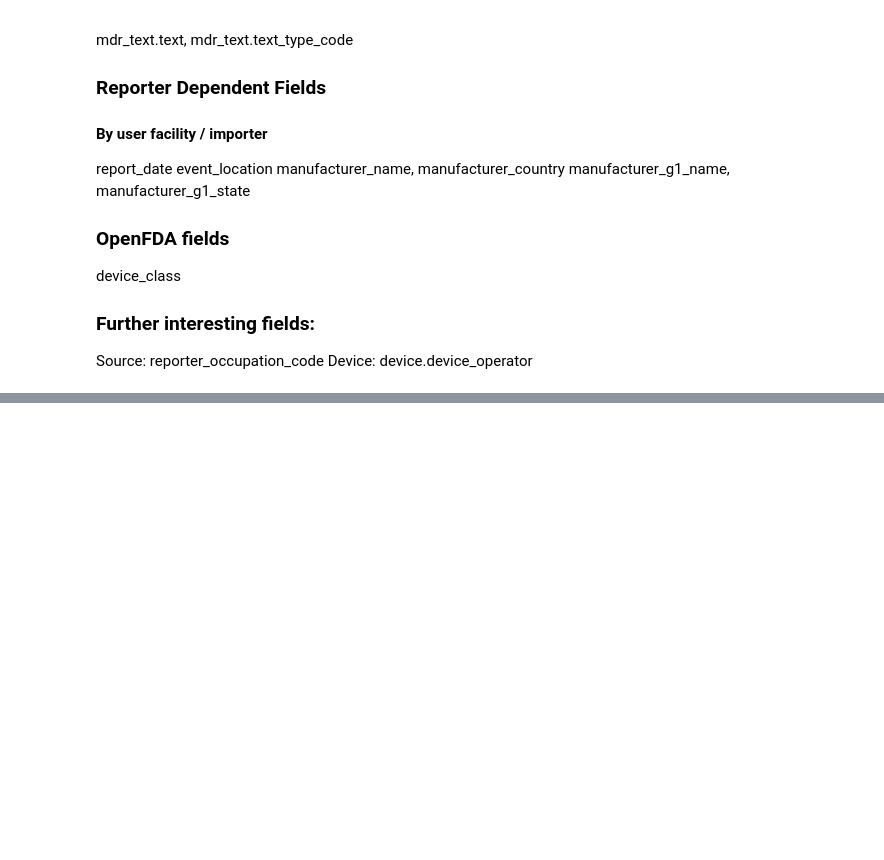
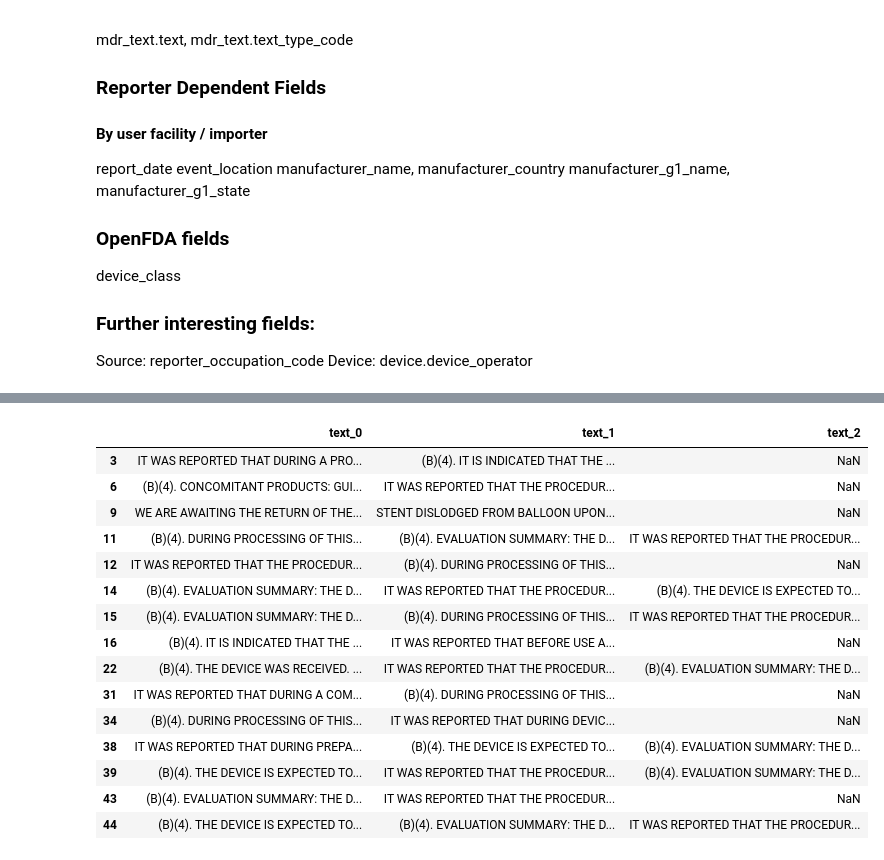
Before and after one commit to martinholub/openFDA-DeviceEvent, a Jupyter notebook: fdaDevice.ipynb, the cells around one changed output, grey strips where cells are left out. Cells and saved outputs as stored; diff of their text form; code cells hidden in the pictures; blank space fills up the shorter version.

```diff
--- a/fdaDevice.ipynb
+++ b/fdaDevice.ipynb
@@ -250,0 +320,11 @@ Later we may want to adress the issue of multiple columns and rather random numb
+# %%
+# comvert data into singledimensional iterable [list]
+IDXS = df_text.index
+COLS = df_text.columns
+
+df_text_cat = df_text.apply(lambda x: '; '.join(x.dropna().values.tolist()), axis=1)
+text_np_cat = df_text_cat.values
+
+
+# text_np = df_text.values
+# text_np_cat = ['; '.join(map(str, x)) for x in text_np]
@@ -250,0 +381,19 @@ Later we may want to adress the issue of multiple columns and rather random numb
+# %%
+df_text[km.labels_ == 4]
+# %% [output]
+|  | text_0 | text_1 | text_2 |
+| 3 | IT WAS REPORTED THAT DURING A PRO... | (B)(4). IT IS INDICATED THAT THE ... | NaN |
+| 6 | (B)(4). CONCOMITANT PRODUCTS: GUI... | IT WAS REPORTED THAT THE PROCEDUR... | NaN |
+| 9 | WE ARE AWAITING THE RETURN OF THE... | STENT DISLODGED FROM BALLOON UPON... | NaN |
+| 11 | (B)(4). DURING PROCESSING OF THIS... | (B)(4). EVALUATION SUMMARY: THE D... | IT WAS REPORTED THAT THE PROCEDUR... |
+| 12 | IT WAS REPORTED THAT THE PROCEDUR... | (B)(4). DURING PROCESSING OF THIS... | NaN |
+| 14 | (B)(4). EVALUATION SUMMARY: THE D... | IT WAS REPORTED THAT THE PROCEDUR... | (B)(4). THE DEVICE IS EXPECTED TO... |
+| 15 | (B)(4). EVALUATION SUMMARY: THE D... | (B)(4). DURING PROCESSING OF THIS... | IT WAS REPORTED THAT THE PROCEDUR... |
+| 16 | (B)(4). IT IS INDICATED THAT THE ... | IT WAS REPORTED THAT BEFORE USE A... | NaN |
+| 22 | (B)(4). THE DEVICE WAS RECEIVED. ... | IT WAS REPORTED THAT THE PROCEDUR... | (B)(4). EVALUATION SUMMARY: THE D... |
+| 31 | IT WAS REPORTED THAT DURING A COM... | (B)(4). DURING PROCESSING OF THIS... | NaN |
+| 34 | (B)(4). DURING PROCESSING OF THIS... | IT WAS REPORTED THAT DURING DEVIC... | NaN |
+| 38 | IT WAS REPORTED THAT DURING PREPA... | (B)(4). THE DEVICE IS EXPECTED TO... | (B)(4). EVALUATION SUMMARY: THE D... |
+| 39 | (B)(4). THE DEVICE IS EXPECTED TO... | IT WAS REPORTED THAT THE PROCEDUR... | (B)(4). EVALUATION SUMMARY: THE D... |
+| 43 | (B)(4). EVALUATION SUMMARY: THE D... | IT WAS REPORTED THAT THE PROCEDUR... | NaN |
+| 44 | (B)(4). THE DEVICE IS EXPECTED TO... | (B)(4). EVALUATION SUMMARY: THE D... | IT WAS REPORTED THAT THE PROCEDUR... |
```
Also changed, not shown: parts of 30 cells of this notebook, 1 other file.
